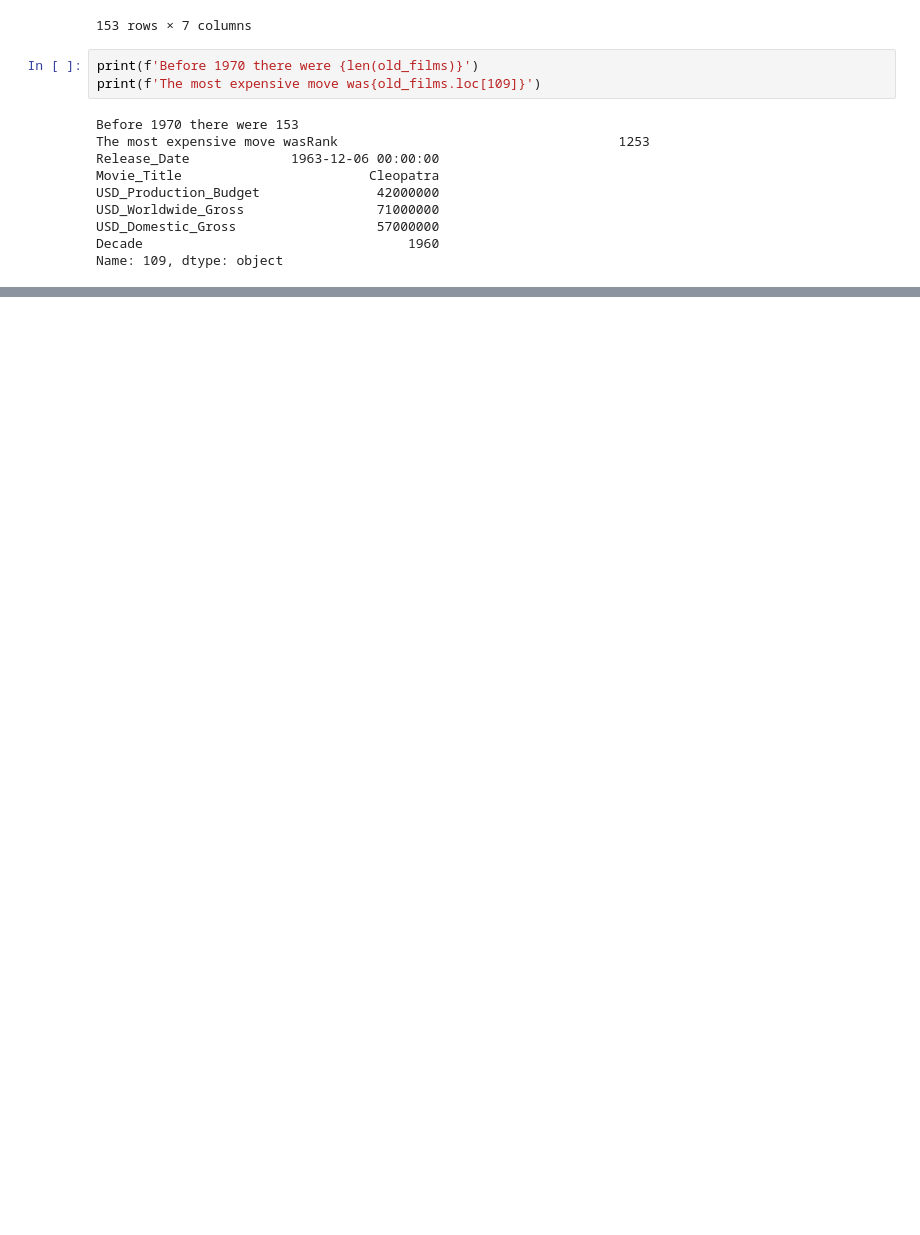
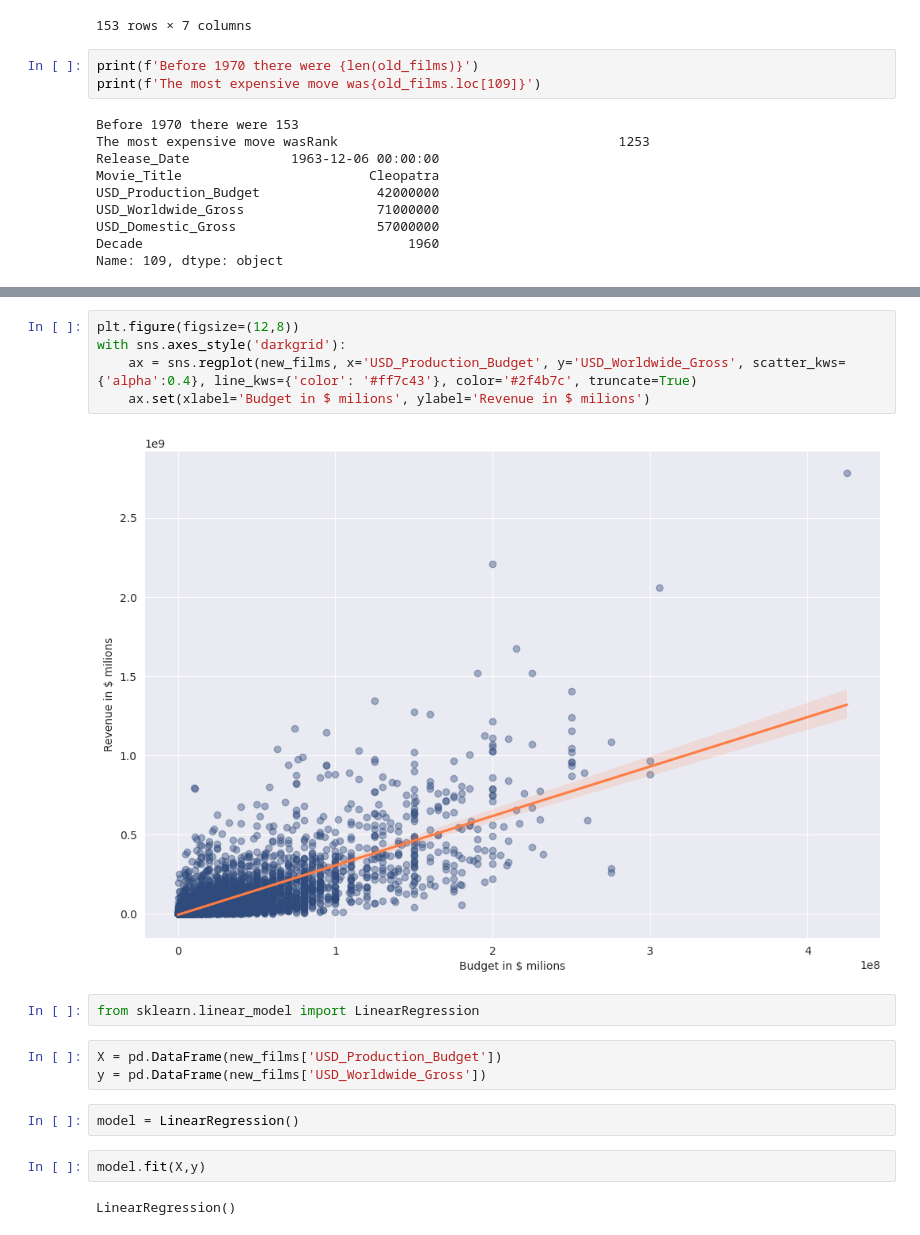
Before and after one commit to Szafranerio/Machine-Learning, a Jupyter notebook: Linear-Regression/LR_Cost_Revenue.ipynb, the cells around one changed output, grey strips where cells are left out. Drawn from its saved outputs; the diff is of its cells as text; blank space fills up the shorter version.

```diff
--- a/Linear-Regression/LR_Cost_Revenue.ipynb
+++ b/Linear-Regression/LR_Cost_Revenue.ipynb
@@ -250,0 +259,18 @@ Name: 109, dtype: object
+# %%
+plt.figure(figsize=(12,8))
+with sns.axes_style('darkgrid'):
+    ax = sns.regplot(new_films, x='USD_Production_Budget', y='USD_Worldwide_Gross', scatter_kws={'alpha':0.4}, line_kws={'color': '#ff7c43'}, color='#2f4b7c', truncate=True)
+    ax.set(xlabel='Budget in $ milions', ylabel='Revenue in $ milions')
+# %% [output]
+[figure, added]
+# %%
+from sklearn.linear_model import LinearRegression
+# %%
+X = pd.DataFrame(new_films['USD_Production_Budget'])
+y = pd.DataFrame(new_films['USD_Worldwide_Gross'])
+# %%
+model = LinearRegression()
+# %%
+model.fit(X,y)
+# %% [output]
+LinearRegression()
```
Also changed, not shown: parts of 6 cells of this notebook, 1 other file.
